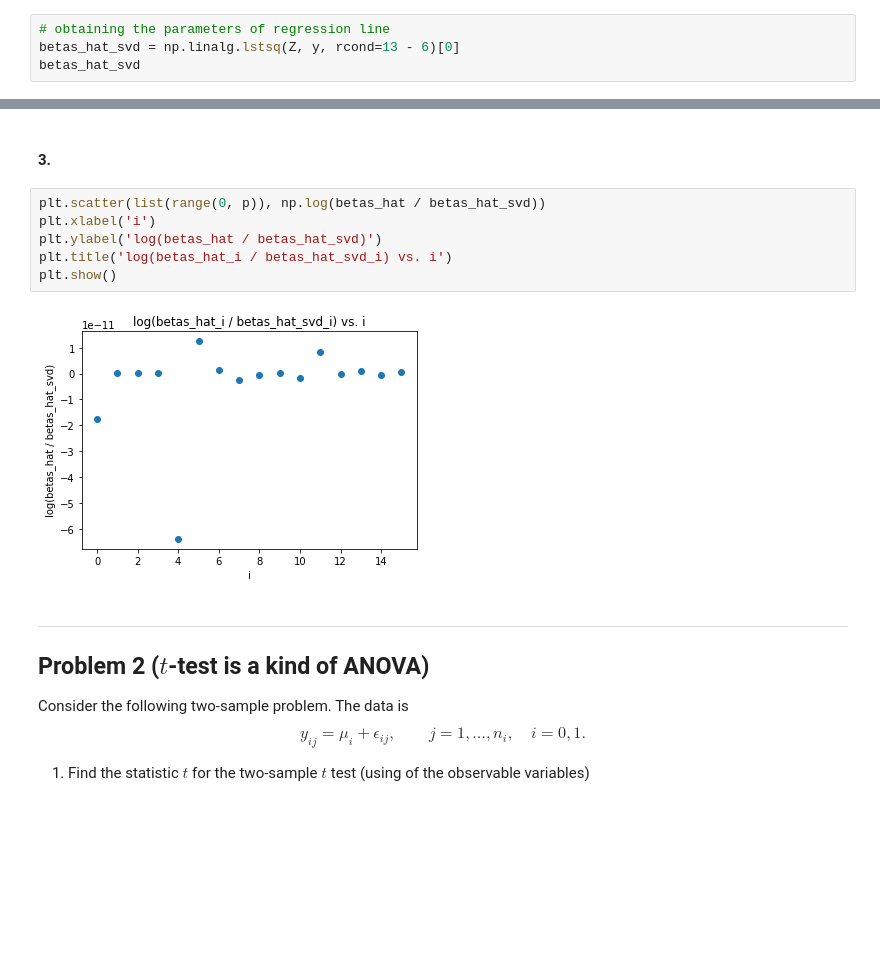
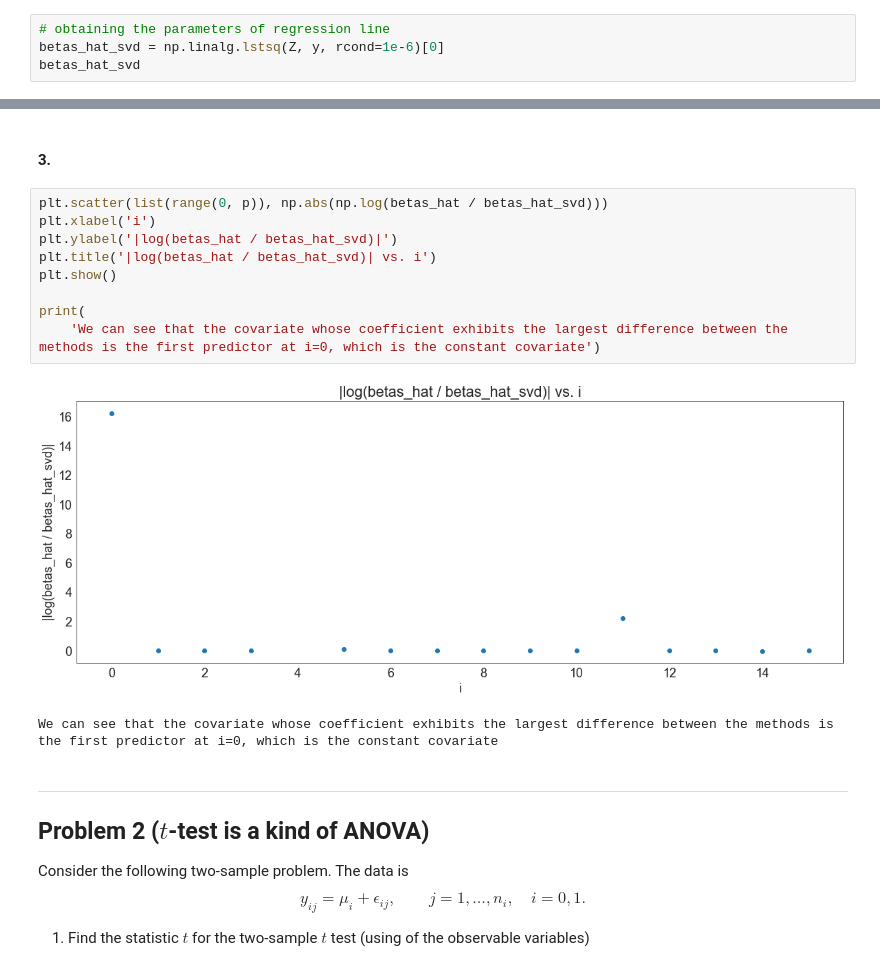
Before and after one commit to Nesher123/advanced-statistics, a Jupyter notebook: hw4/hw4.ipynb, the cells around one changed output, grey strips where cells are left out. Drawn from its saved outputs; the diff is of its cells as text; blank space fills up the shorter version.

```diff
--- a/hw4/hw4.ipynb
+++ b/hw4/hw4.ipynb
@@ -126,5 +126,5 @@ R^2 (betas_hat): 0.7452057267966207
 # %%
 # obtaining the parameters of regression line
-betas_hat_svd = np.linalg.lstsq(Z, y, rcond=13 - 6)[0]
+betas_hat_svd = np.linalg.lstsq(Z, y, rcond=1e-6)[0]
 betas_hat_svd
 # %% [output]
@@ -160,13 +163,17 @@ plt.show()
 # %% [markdown]
 #### 3.
 # %%
-plt.scatter(list(range(0, p)), np.log(betas_hat / betas_hat_svd))
+plt.scatter(list(range(0, p)), np.abs(np.log(betas_hat / betas_hat_svd)))
 plt.xlabel('i')
-plt.ylabel('log(betas_hat / betas_hat_svd)')
-plt.title('log(betas_hat_i / betas_hat_svd_i) vs. i')
+plt.ylabel('|log(betas_hat / betas_hat_svd)|')
+plt.title('|log(betas_hat / betas_hat_svd)| vs. i')
 plt.show()
+
+print(
+    'We can see that the covariate whose coefficient exhibits the largest difference between the methods is the first predictor at i=0, which is the constant covariate')
 # %% [output]
-[figure, old version]
+[figure, new version]
+We can see that the covariate whose coefficient exhibits the largest difference between the methods is the first predictor at i=0, which is the constant covariate
 # %% [markdown]
 ---
 ## Problem 2 ($t$-test is a kind of ANOVA)
```
Also changed, not shown: parts of 9 cells of this notebook.
